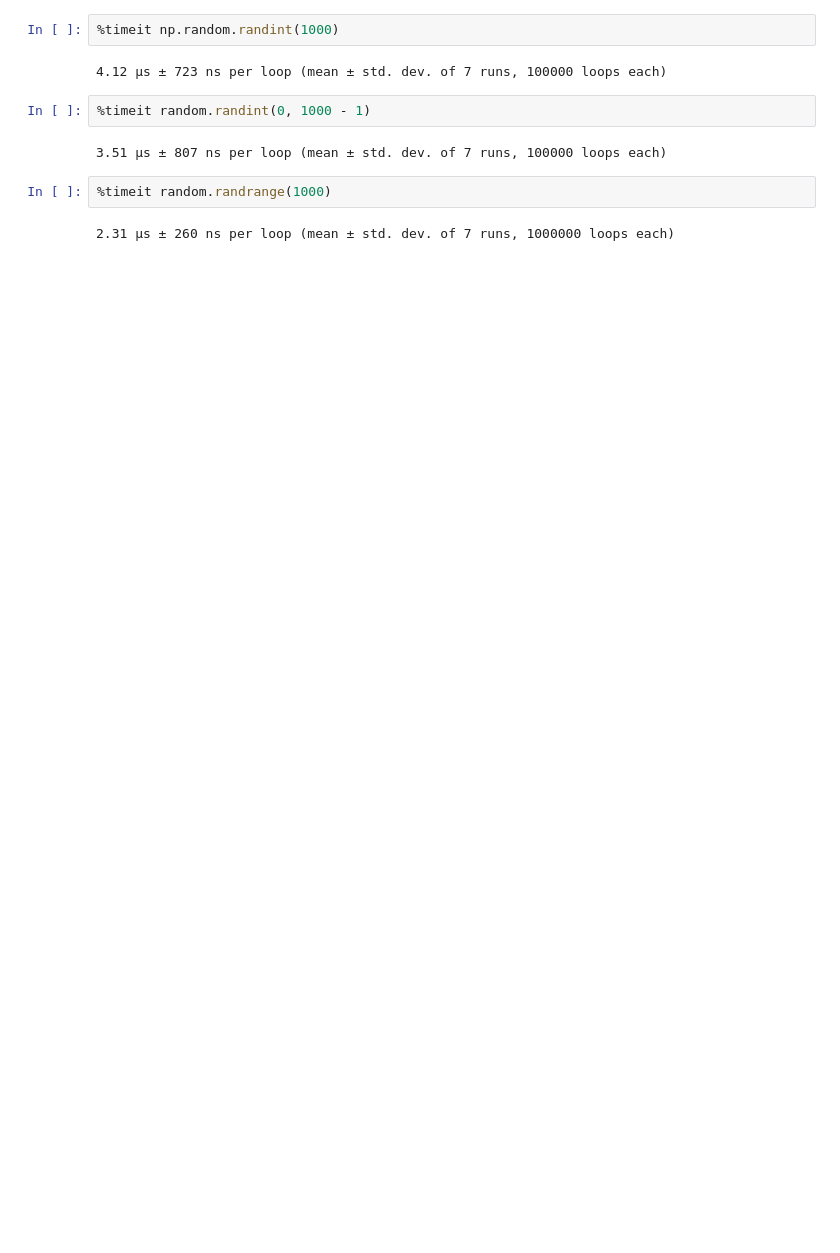
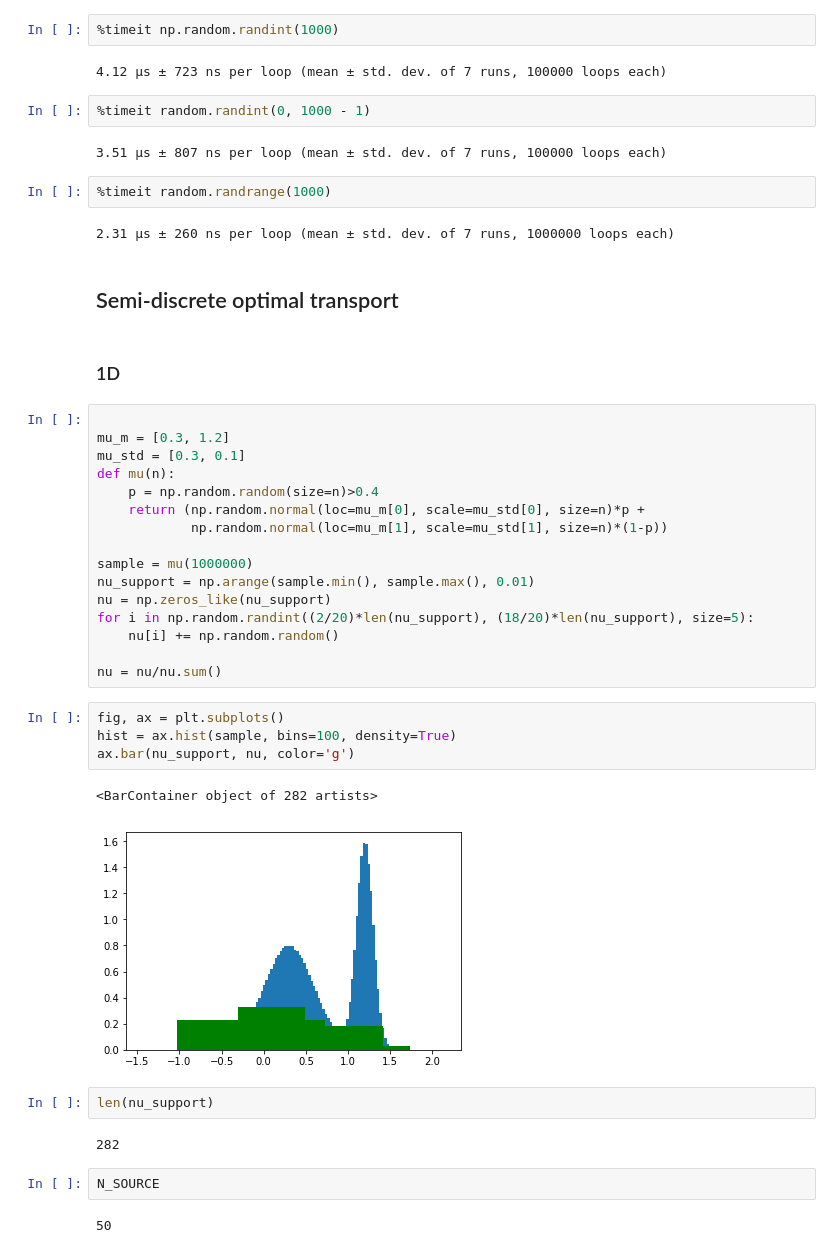
Before and after one commit to evilyingyun/large-scale-optimal-transport, a Jupyter notebook: implem.ipynb, the cells around one changed output. Cells and saved outputs as stored; diff of their text form; blank space fills up the shorter version.

```diff
--- a/implem.ipynb
+++ b/implem.ipynb
@@ -154,3 +152,38 @@ import random
 %timeit random.randrange(1000)
 # %% [output]
 2.31 µs ± 260 ns per loop (mean ± std. dev. of 7 runs, 1000000 loops each)
+# %% [markdown]
+## Semi-discrete optimal transport
+# %% [markdown]
+### 1D
+# %%
+
+mu_m = [0.3, 1.2]
+mu_std = [0.3, 0.1]
+def mu(n):
+    p = np.random.random(size=n)>0.4
+    return (np.random.normal(loc=mu_m[0], scale=mu_std[0], size=n)*p +
+            np.random.normal(loc=mu_m[1], scale=mu_std[1], size=n)*(1-p))
+
+sample = mu(1000000)
+nu_support = np.arange(sample.min(), sample.max(), 0.01)
+nu = np.zeros_like(nu_support)
+for i in np.random.randint((2/20)*len(nu_support), (18/20)*len(nu_support), size=5):
+    nu[i] += np.random.random()
+
+nu = nu/nu.sum()
+# %%
+fig, ax = plt.subplots()
+hist = ax.hist(sample, bins=100, density=True)
+ax.bar(nu_support, nu, color='g')
+# %% [output]
+<BarContainer object of 282 artists>
+[figure, added]
+# %%
+len(nu_support)
+# %% [output]
+282
+# %%
+N_SOURCE
+# %% [output]
+50
```
Also changed, not shown: parts of 32 cells of this notebook, 1 other file.
